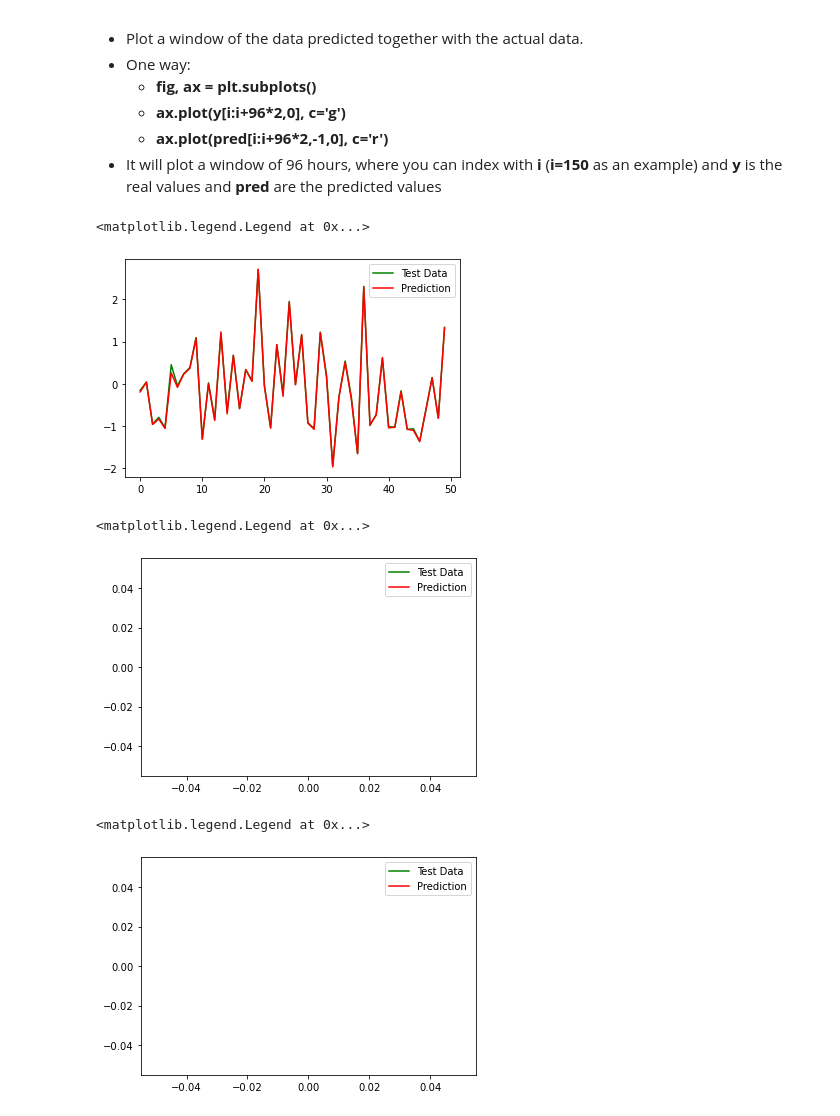
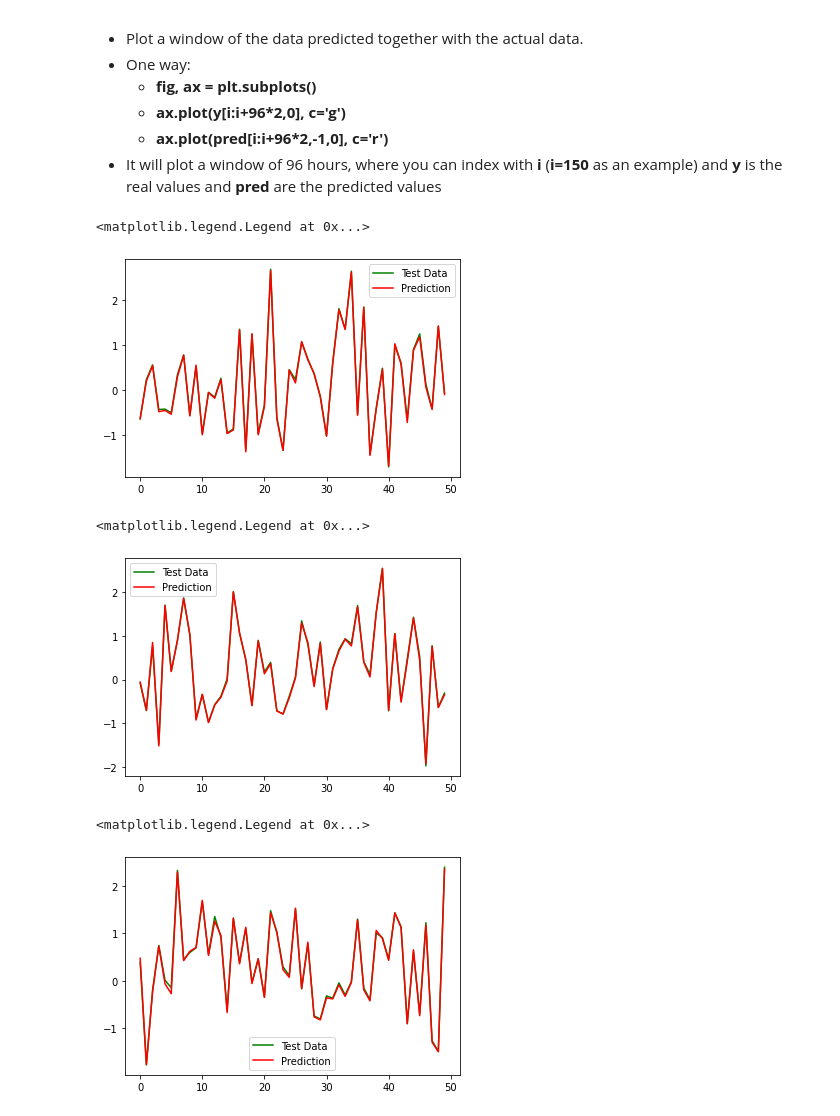
Before and after one commit to francoschroeder/ProyectoFinal, a Jupyter notebook: ExperimentoModeloFranco.ipynb, the cells around one changed output. Drawn from its saved outputs; the diff is of its cells as text; code cells hidden in the pictures.

```diff
--- a/ExperimentoModeloFranco.ipynb
+++ b/ExperimentoModeloFranco.ipynb
@@ -234,7 +234,7 @@ visualize_loss(history, "Training and Validation Loss")
 - Apply the model on the test data
     - HINT: Use **model.predict(x)**, where **x** is assigned to the test data.
 # %%
-for batch in dataset_train.take(1):
+for batch in dataset_test.take(1):
     x, y = batch
 
 y_pred = model.predict(x)
@@ -258,29 +258,29 @@ ax.plot(y_pred[0:50], c='r', label="Prediction")
 plt.legend()
 # %% [output]
 <matplotlib.legend.Legend at 0x...>
-[figure, old version]
+[figure, new version]
 # %%
 fig, ax = plt.subplots()
 
 i = 150
 
-ax.plot(y[500:600], c='g', label="Test Data")
-ax.plot(y_pred[500:600], c='r', label="Prediction")
+ax.plot(y[50:100], c='g', label="Test Data")
+ax.plot(y_pred[50:100], c='r', label="Prediction")
 plt.legend()
 # %% [output]
 <matplotlib.legend.Legend at 0x...>
-[figure, old version]
+[figure, new version]
 # %%
 fig, ax = plt.subplots()
 
 i = 150
 
-ax.plot(y[1000:1100], c='g', label="Test Data")
-ax.plot(y_pred[1000:1100], c='r', label="Prediction")
+ax.plot(y[100:150], c='g', label="Test Data")
+ax.plot(y_pred[100:150], c='r', label="Prediction")
 plt.legend()
 # %% [output]
 <matplotlib.legend.Legend at 0x...>
-[figure, old version]
+[figure, new version]
 # %%
 fig, ax = plt.subplots()
 
```
Also changed, not shown: parts of 2 cells of this notebook.
